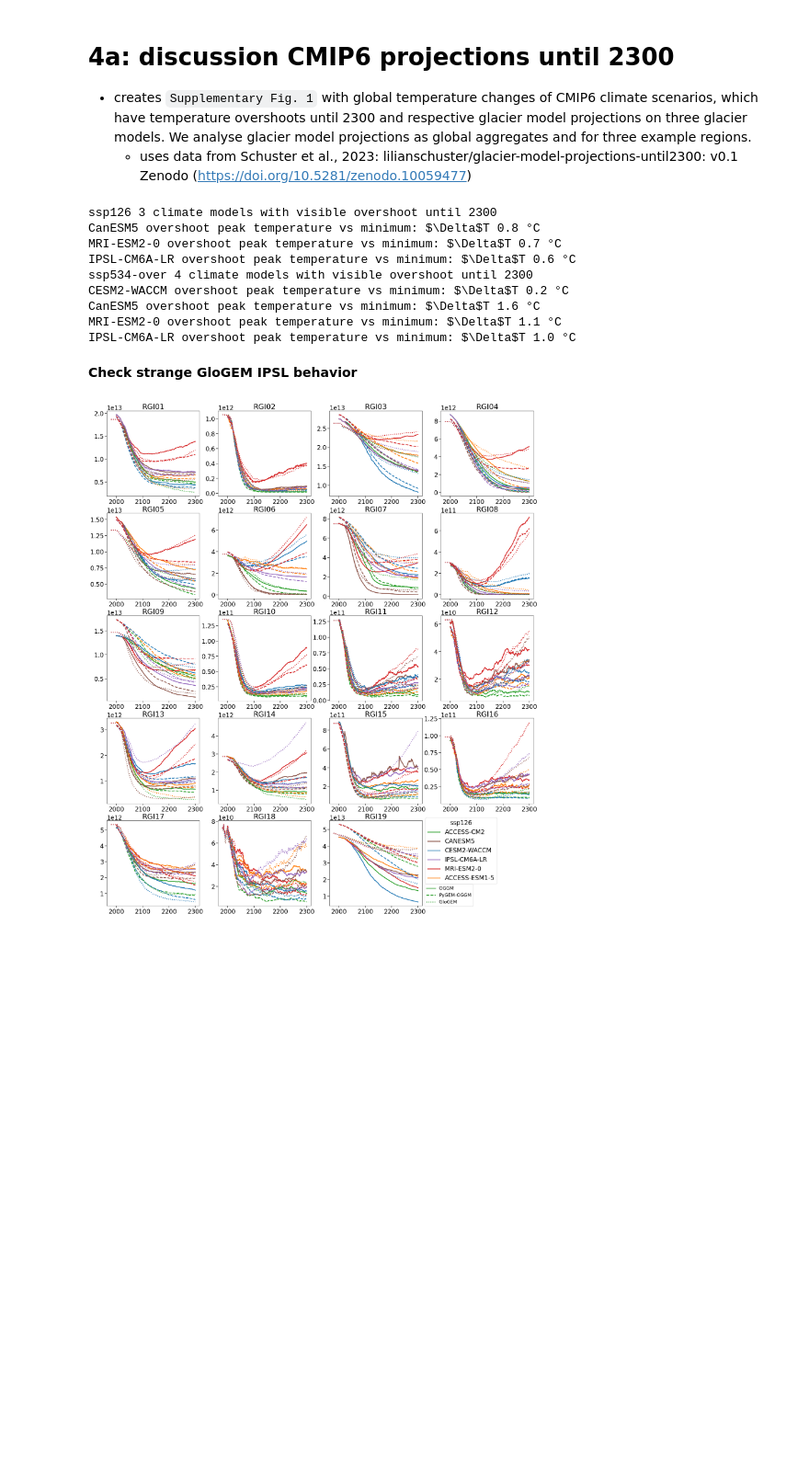
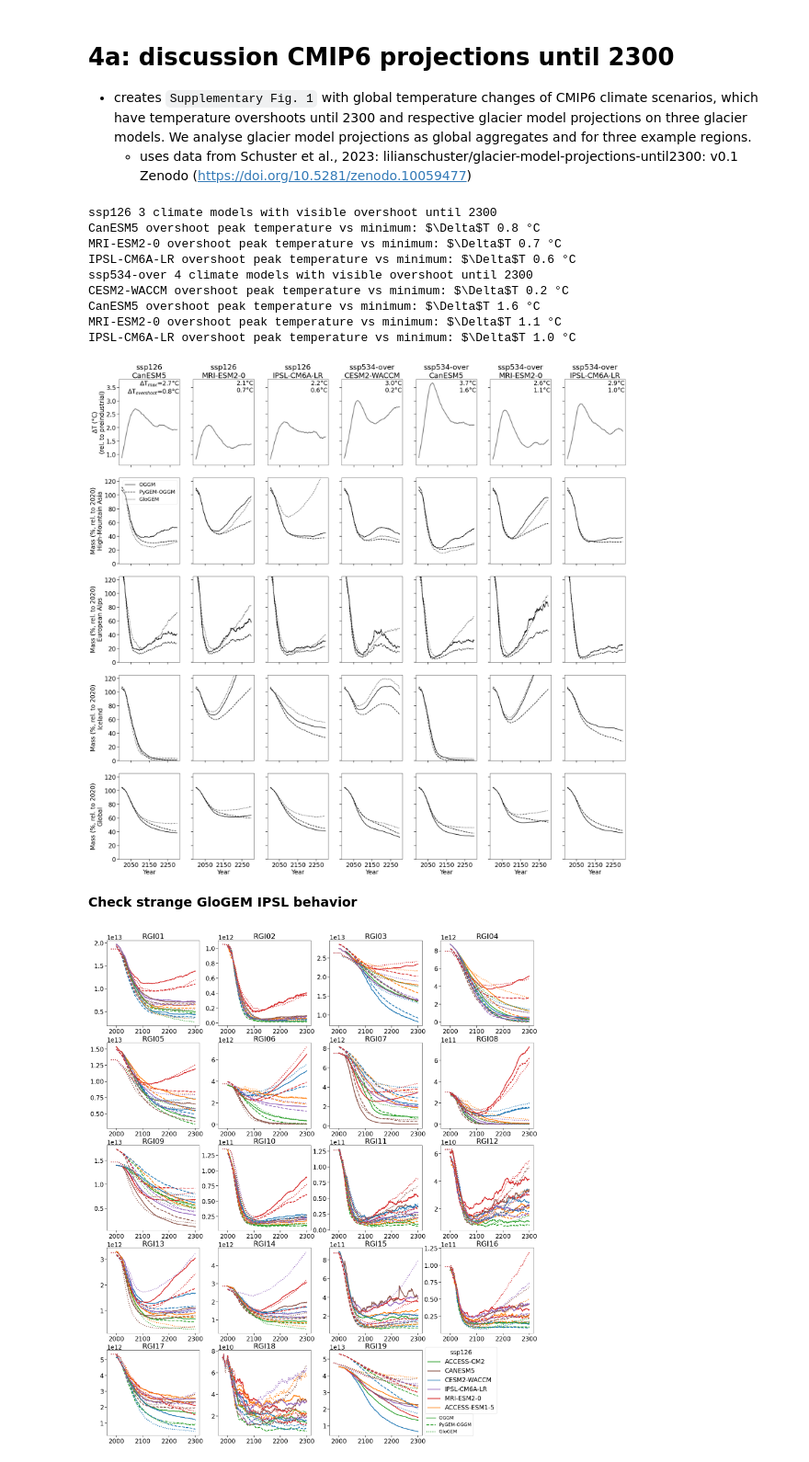
Before and after one commit to lilianschuster/glacier_overshoot_irreversibility_trough_water, a Jupyter notebook: B_main_analysis_figure_creation/4a_discussion_CMIP6_over_gcms.ipynb, the cells around one changed output. Shown at 92% size. Cells and saved outputs as stored; diff of their text form; code cells hidden in the pictures; blank space fills up the shorter version.

```diff
--- a/B_main_analysis_figure_creation/4a_discussion_CMIP6_over_gcms.ipynb
+++ b/B_main_analysis_figure_creation/4a_discussion_CMIP6_over_gcms.ipynb
@@ -102,7 +102,7 @@ for ax,f in zip(axs,gcms_cmip6_2300_ssp.index):
     ax.set_title(ssp+'\n'+gcm)
     ax.set_ylim([0.6,3.8])
     if ax == axs[0]:
-        ax.set_ylabel('Global temperature change\n(°C, rel. to preindustrial)')
+        ax.set_ylabel(r'$\Delta$T (°C)'+'\n(rel. to preindustrial)')
     ax.set_xlabel('')
     if ax != axs[0]:
         ax.set_yticklabels([])
@@ -113,6 +113,19 @@ for ax,f in zip(axs,gcms_cmip6_2300_ssp.index):
     print(gcm, r'overshoot peak temperature vs minimum: $\Delta$T', overshoot_deg.values.round(1), '°C')
     temp_overshoot_deg = global_dtas.max()- global_dtas.sel(year=slice('2100','2300')).min()
 
+    peak_temp = (global_dtas.max()- avg_1986_2005 + 0.69).values.round(1)
+    if f==gcms_cmip6_2300_ssp.index[0]:
+        ax.text(0.99,0.99,r'$\Delta$T$_{max}$='+f'{peak_temp}°C\n'+r'$\Delta$T$_{overshoot}$='+f'{overshoot_deg.values.round(1)}°C',
+                fontsize=24,
+               horizontalalignment='right',  # Align text to the right
+        verticalalignment='top',      # Align text to the top
+        transform=ax.transAxes)
+    else:
+        ax.text(0.99,0.99,r''+f'{peak_temp}°C\n'+f'{overshoot_deg.values.round(1)}°C',
+                fontsize=24,
+               horizontalalignment='right',  # Align text to the right
+        verticalalignment='top',      # Align text to the top
+        transform=ax.transAxes)
 for region in ['global', 'RGI13-14-15', 'RGI11', 'RGI06']:
     if region == 'global':
         axs = axs_all[4][:3]
@@ -207,6 +220,13 @@ for ax,f in zip(axs,gcms_cmip6_2300_over.index):
     ax.set_yticklabels([])
     ax.set_xticks([2050,2150,2250], ['','',''])
     ax.set_xlabel('')
+    peak_temp = (global_dtas.max()- avg_1986_2005 + 0.69).values.round(1)
+    ax.text(0.99,0.99,r''+f'{peak_temp}°C\n'+f'{overshoot_deg.values.round(1)}°C',
+            fontsize=24,
+           horizontalalignment='right',  # Align text to the right
+    verticalalignment='top',      # Align text to the top
+    transform=ax.transAxes)
+
 
 for region in ['RGI13-14-15', 'RGI11', 'RGI06', 'global']:
     if region == 'global':
@@ -247,33 +267,34 @@ for region in ['RGI13-14-15', 'RGI11', 'RGI06', 'global']:
             region_n = 'High-Mountain Asia'
         elif region == 'RGI11':
             region_n = 'European Alps'
         elif region == 'RGI06':
             region_n = 'Iceland'
 
         for ax in axs:
             ax.set_xlabel('')
             ax.set_ylim([0,125])
             #if ax != axs[0]:
             ax.set_yticklabels([])
             ax.set_xticks([2050,2150,2250], ['','',''])
 
 plt.tight_layout()
 for ax in axs_all[4]:
     ax.set_xlabel('Year')
     ax.set_xticks([2050,2150,2250], [2050,2150,2250])
 
 plt.savefig('../figures/suppl_fig_4_discussion_cmip6_overshoot_gcms_ssp126_ssp534_over_2300.png', dpi=300)
 plt.savefig('../figures/suppl_fig_4_discussion_cmip6_overshoot_gcms_ssp126_ssp534_over_2300.pdf', dpi=300)
 # %% [output]
 ssp126 3 climate models with visible overshoot until 2300
 CanESM5 overshoot peak temperature vs minimum: $\Delta$T 0.8 °C
 MRI-ESM2-0 overshoot peak temperature vs minimum: $\Delta$T 0.7 °C
 IPSL-CM6A-LR overshoot peak temperature vs minimum: $\Delta$T 0.6 °C
 ssp534-over 4 climate models with visible overshoot until 2300
 CESM2-WACCM overshoot peak temperature vs minimum: $\Delta$T 0.2 °C
 CanESM5 overshoot peak temperature vs minimum: $\Delta$T 1.6 °C
 MRI-ESM2-0 overshoot peak temperature vs minimum: $\Delta$T 1.1 °C
 IPSL-CM6A-LR overshoot peak temperature vs minimum: $\Delta$T 1.0 °C
+[figure, added]
 # %% [markdown]
 **Check strange GloGEM IPSL behavior**
 # %%
```
Also changed, not shown: 13 other files.
